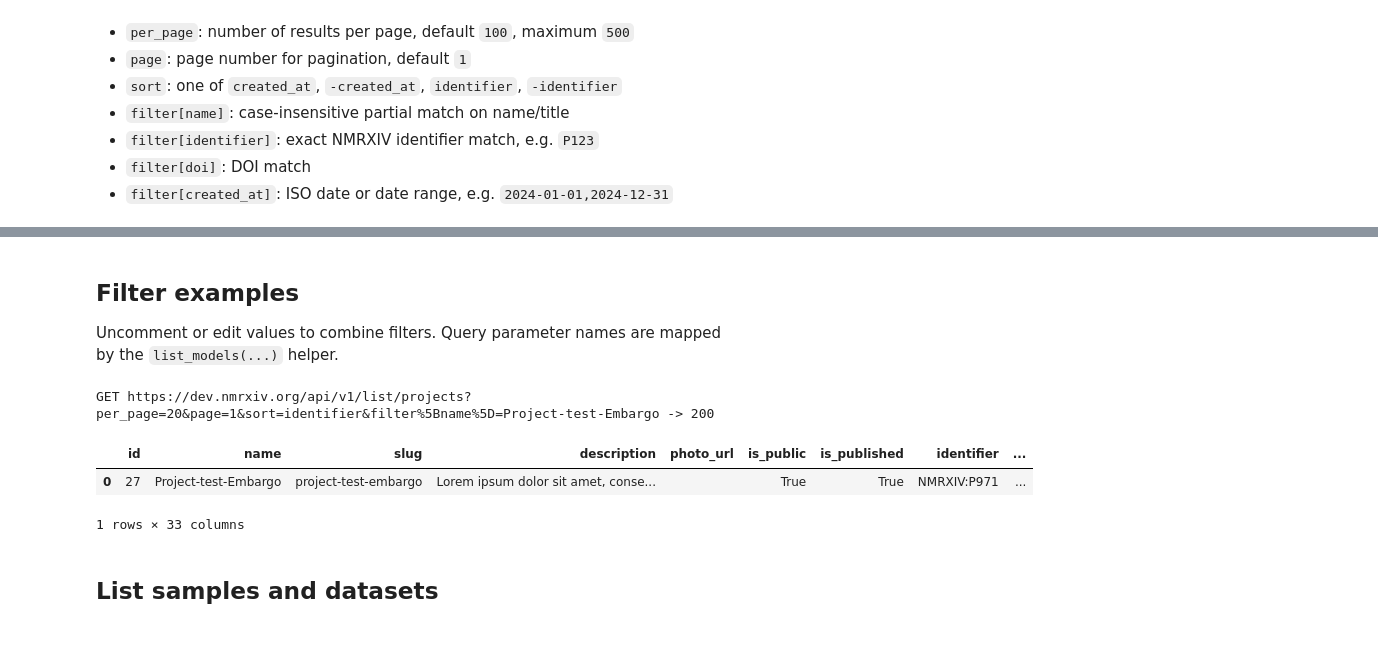
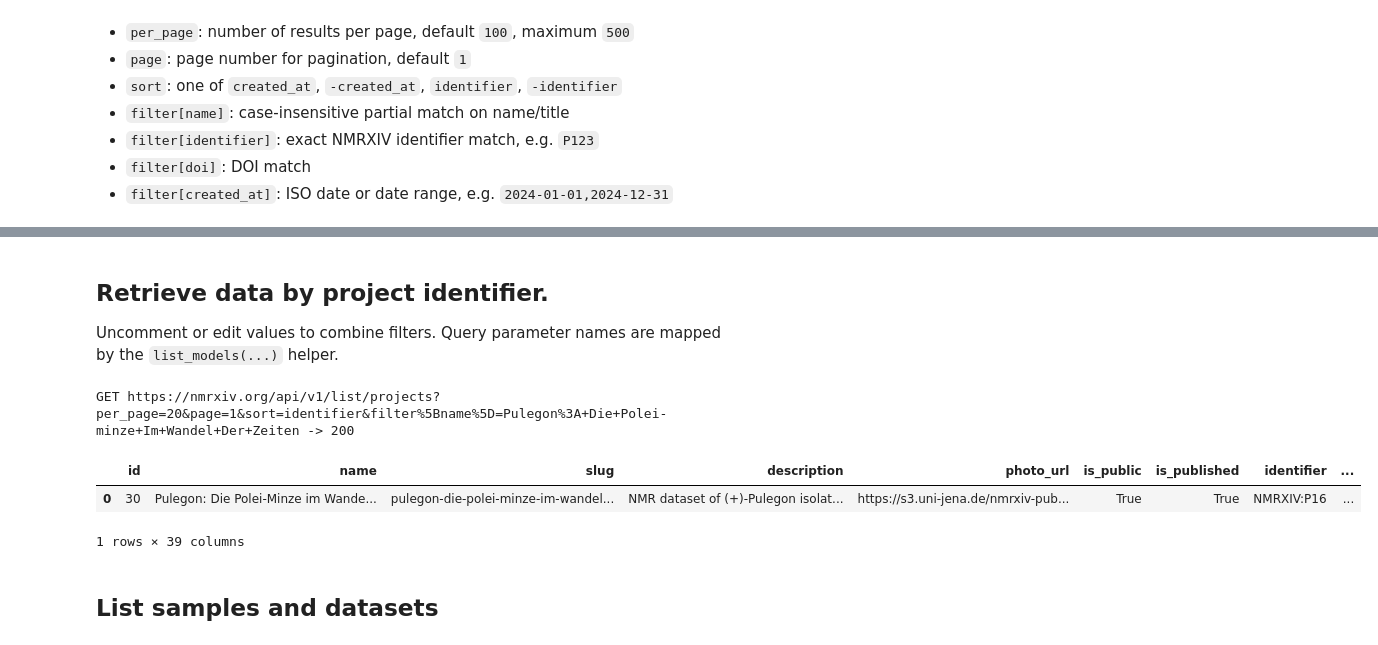
Before and after one commit to NFDI4Chem/nmrxiv-notebooks, a Jupyter notebook: notebooks/public_data_access_api.ipynb, the cells around one changed output, grey strips where cells are left out. Drawn from its saved outputs; the diff is of its cells as text; code cells hidden in the pictures.

Commit message:
fix: update notebooks to fix the placeholder values and .env.example

```diff
--- a/notebooks/public_data_access_api.ipynb
+++ b/notebooks/public_data_access_api.ipynb
@@ -102,24 +102,24 @@ GET https://dev.nmrxiv.org/api/v1/list/projects?per_page=100&page=1&sort=-create
 # %% [markdown]
-## Filter examples
+## Retrieve data by project identifier.
 
 Uncomment or edit values to combine filters. Query parameter names are mapped by the `list_models(...)` helper.
 # %%
 filtered_projects = list_models(
     model="projects",
     per_page=20,
     page=1,
     sort="identifier",
-    name="Project-test-Embargo",
+    name="Pulegon: Die Polei-minze Im Wandel Der Zeiten",
     identifier=None,
     doi=None,
     created_at=None,
 )
 
 filtered_projects_df = as_dataframe(filtered_projects)
 filtered_projects_df.head()
 # %% [output]
-GET https://dev.nmrxiv.org/api/v1/list/projects?per_page=20&page=1&sort=identifier&filter%5Bname%5D=Project-test-Embargo -> 200
+GET https://nmrxiv.org/api/v1/list/projects?per_page=20&page=1&sort=identifier&filter%5Bname%5D=Pulegon%3A+Die+Polei-minze+Im+Wandel+Der+Zeiten -> 200
 |  | id | name | slug | description | photo_url | is_public | is_published | identifier | ... |
-| 0 | 27 | Project-test-Embargo | project-test-embargo | Lorem ipsum dolor sit amet, conse... |  | True | True | NMRXIV:P971 | ... |
+| 0 | 30 | Pulegon: Die Polei-Minze im Wande... | pulegon-die-polei-minze-im-wandel... | NMR dataset of (+)-Pulegon isolat... | https://s3.uni-jena.de/nmrxiv-pub... | True | True | NMRXIV:P16 | ... |
-1 rows × 33 columns
+1 rows × 39 columns
 # %%
```
Also changed, not shown: parts of 7 cells of this notebook, 3 other files.
